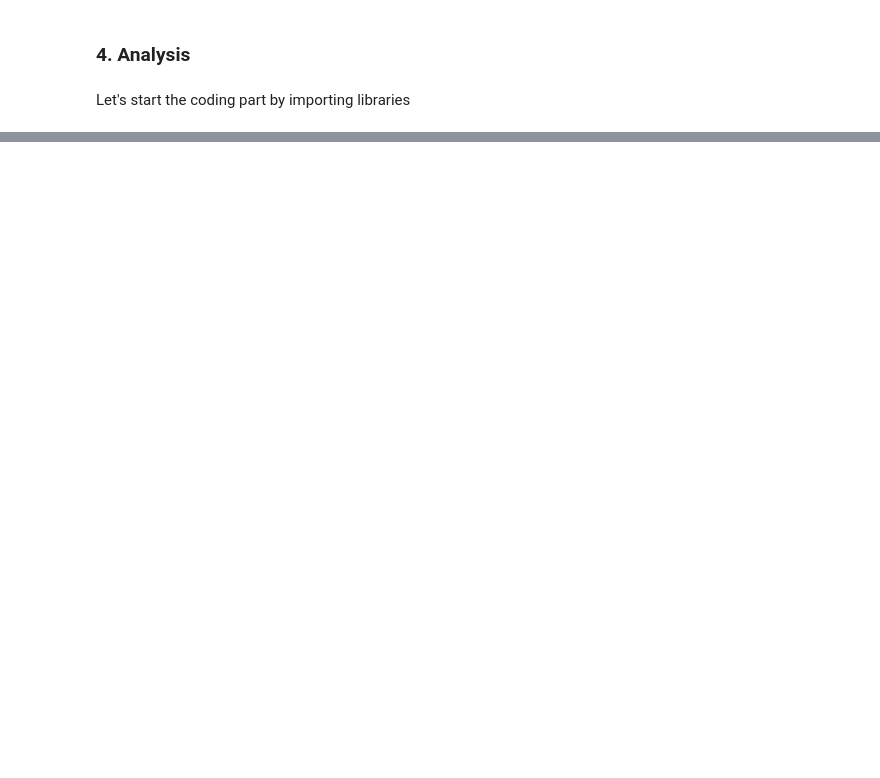
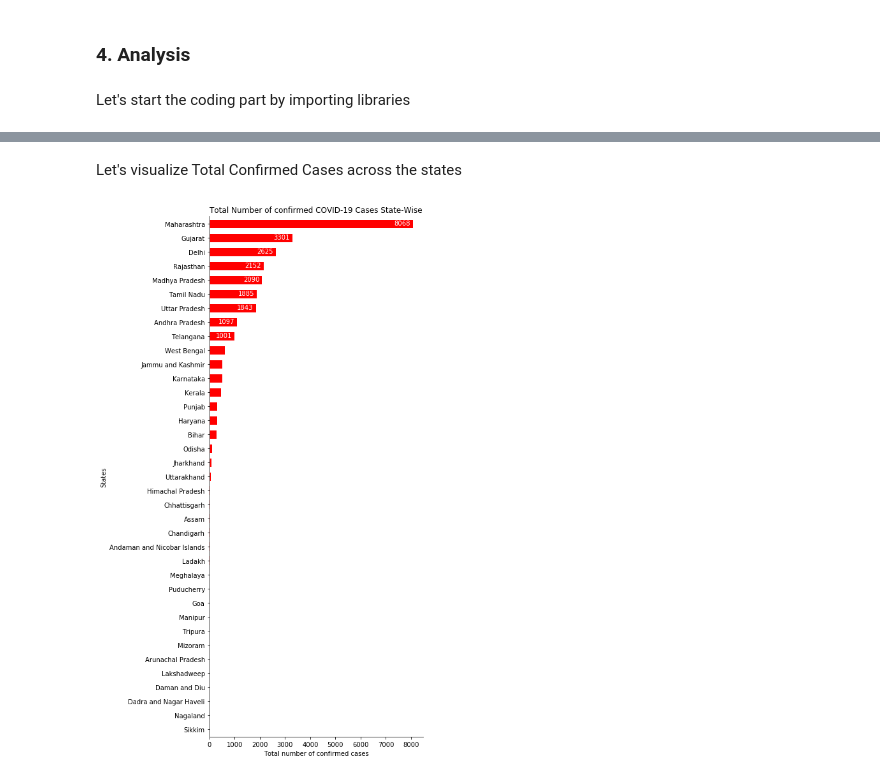
Before and after one commit to Manik-Kapil/Coursera_Capstone, a Jupyter notebook: Applied Data Science Coursera Capstone.ipynb, the cells around one changed output, grey strips where cells are left out. Cells and saved outputs as stored; diff of their text form; code cells hidden in the pictures; blank space fills up the shorter version.

```diff
--- a/Applied Data Science Coursera Capstone.ipynb
+++ b/Applied Data Science Coursera Capstone.ipynb
@@ -64,0 +98,8 @@ SyntaxError: invalid syntax (<ipython-input-33-92782de85b29>, line 1)
+# %%
+indian_coordinates_df = pd.read_csv('Indian Coordinates.csv')
+indian_coordinates_df.columns = ['State','Latitude','Longitude']
+indian_coordinates_df.sort_values('State', inplace = True)
+indian_coordinates_df.set_index('State', inplace = True)
+indian_coordinates_df.reset_index(inplace = True)
+
+print('Coordinates Accquired !')
@@ -64,0 +110,7 @@ SyntaxError: invalid syntax (<ipython-input-33-92782de85b29>, line 1)
+# %%
+def assign_coordinates(dataframe):
+    dataframe.sort_values('State', inplace = True)
+    dataframe['Latitude'] = indian_coordinates_df['Latitude'].values
+    dataframe['Longitude'] = indian_coordinates_df['Longitude'].values
+
+    return dataframe
@@ -64,0 +119,3 @@ SyntaxError: invalid syntax (<ipython-input-33-92782de85b29>, line 1)
+# %%
+state_wise_df = assign_coordinates(state_wise_df)
+state_wise_df.head()
@@ -64,0 +129,18 @@ SyntaxError: invalid syntax (<ipython-input-33-92782de85b29>, line 1)
+# %% [markdown]
+<p> Let's visualize Total Confirmed Cases across the states </p>
+# %%
+state_wise_df.sort_values(by='Confirmed', inplace = True, ascending = True)
+# Let's Look at the Confirmed Cases in all of the states
+ax0 = state_wise_df['Confirmed'].plot(kind= 'barh', figsize = (6,15), color = 'r', width = 0.6)
+ax0.set_ylabel('States')
+ax0.set_yticklabels(state_wise_df.State)
+ax0.set_xlabel('Total number of confirmed cases')
+ax0.set_title('Total Number of confirmed COVID-19 Cases State-Wise')
+
+for index, val in enumerate(state_wise_df['Confirmed']):
+    label = int(val)
+    ax0.annotate(label, xy=(val - 750, index - 0.1), color = 'white')
+plt.gca().spines['top'].set_visible(False)
+plt.gca().spines['right'].set_visible(False)
+# %% [output]
+[figure, added]
```
Also changed, not shown: parts of 77 cells of this notebook.
